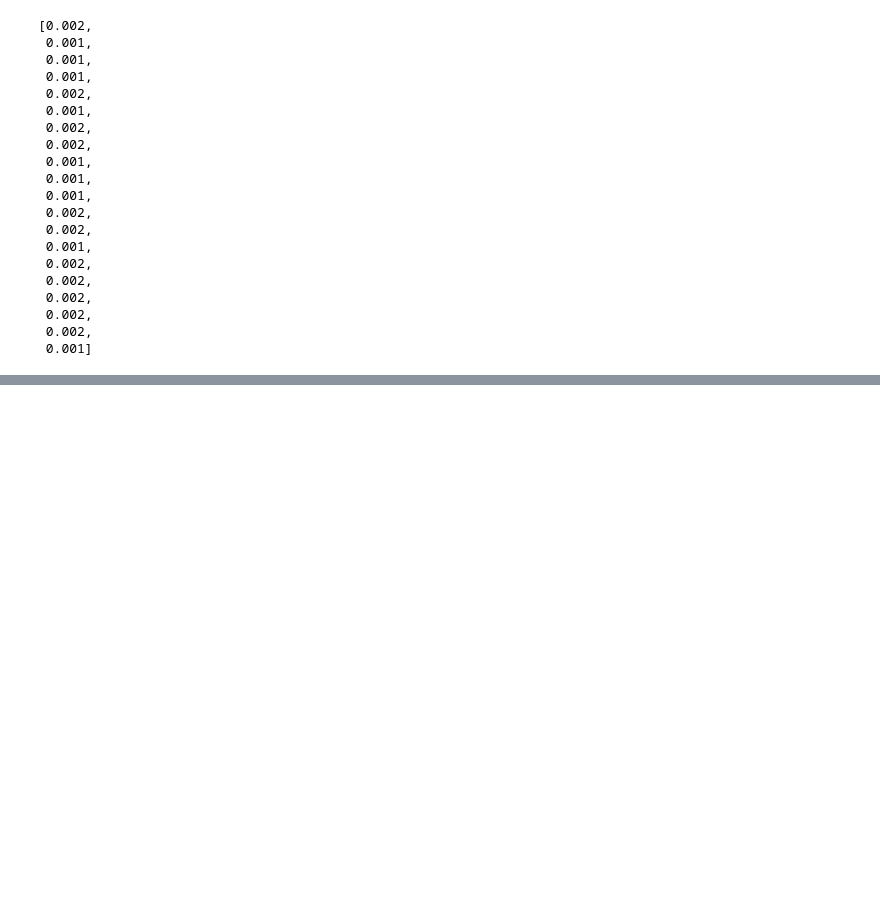
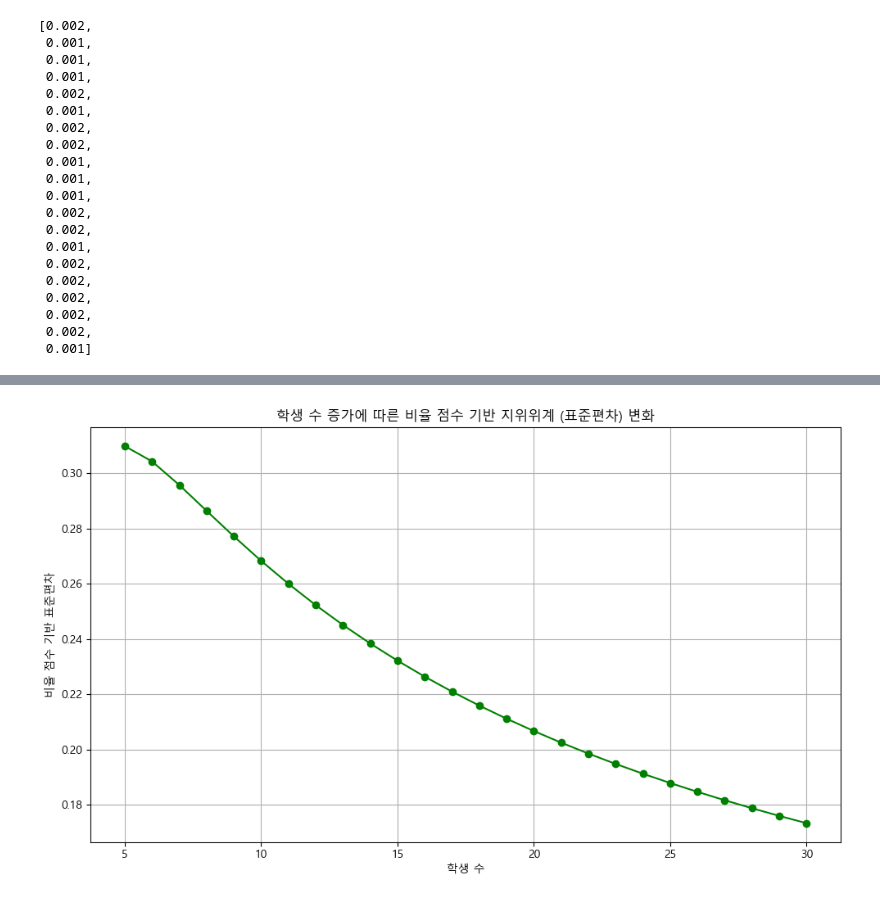
Before and after one commit to Byumin/peer, a Jupyter notebook: class_score.ipynb, the cells around one changed output, grey strips where cells are left out. Saved outputs shown, nothing was run; the diff lists cells and outputs as text; code cells hidden in the pictures; blank space fills up the shorter version.

```diff
--- a/class_score.ipynb
+++ b/class_score.ipynb
@@ -381,0 +427,28 @@ aggression_score
+# %%
+import numpy as np
+import matplotlib.pyplot as plt
+
+# 학생 수 범위: 5명부터 30명까지
+student_counts = list(range(5, 31))
+std_ratios = []
+
+for N in student_counts:
+    # 극단적 위계: A는 N-1명에게 지명받음, A는 B만 지명
+    counts = [N - 1, 1] + [0] * (N - 2)
+
+    total_nominations = sum(counts)
+    ratios = [x / total_nominations for x in counts]
+    std_ratio = np.std(ratios)
+    std_ratios.append(std_ratio)
+
+# 시각화
+plt.figure(figsize=(10, 6))
+plt.plot(student_counts, std_ratios, color='green', marker='o')
+plt.title("학생 수 증가에 따른 비율 점수 기반 지위위계 (표준편차) 변화")
+plt.xlabel("학생 수")
+plt.ylabel("비율 점수 기반 표준편차")
+plt.grid(True)
+plt.tight_layout()
+plt.show()
+# %% [output]
+[figure, added]
```
Also changed, not shown: parts of 7 cells of this notebook, 4 other files.
